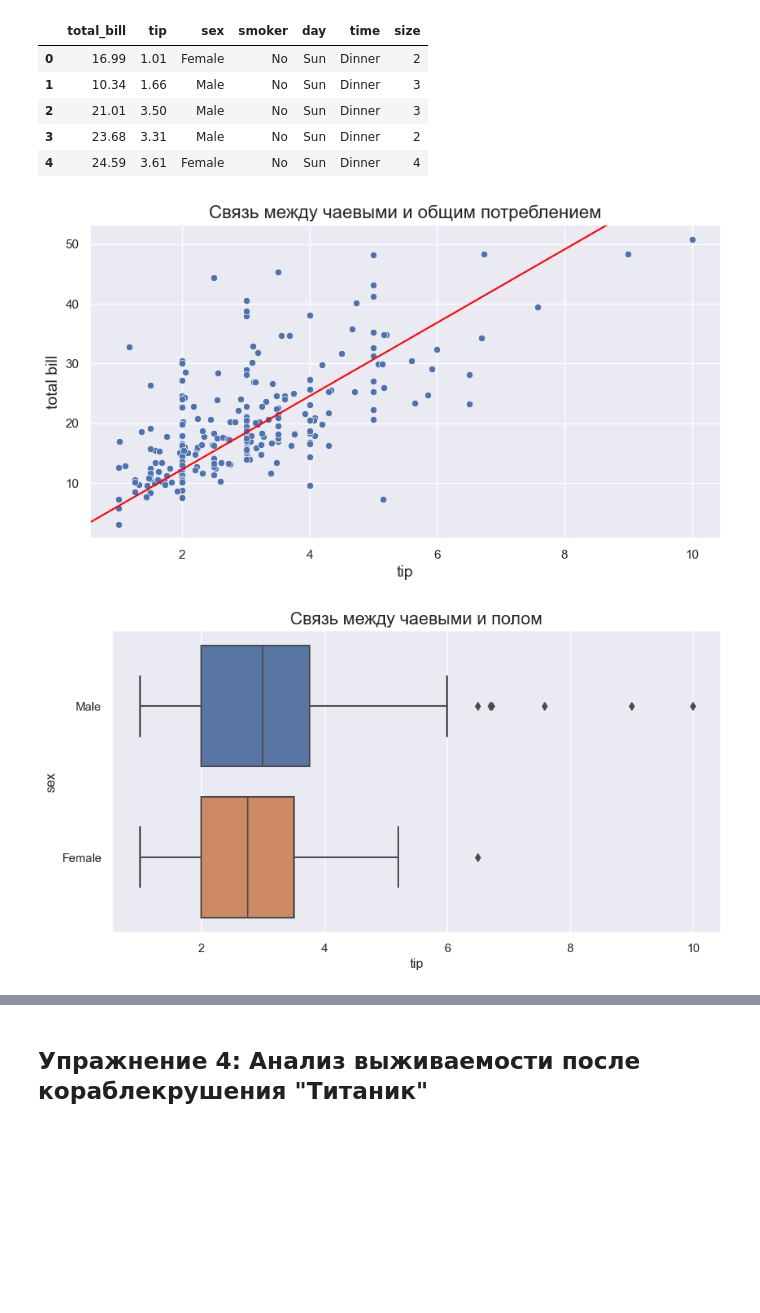
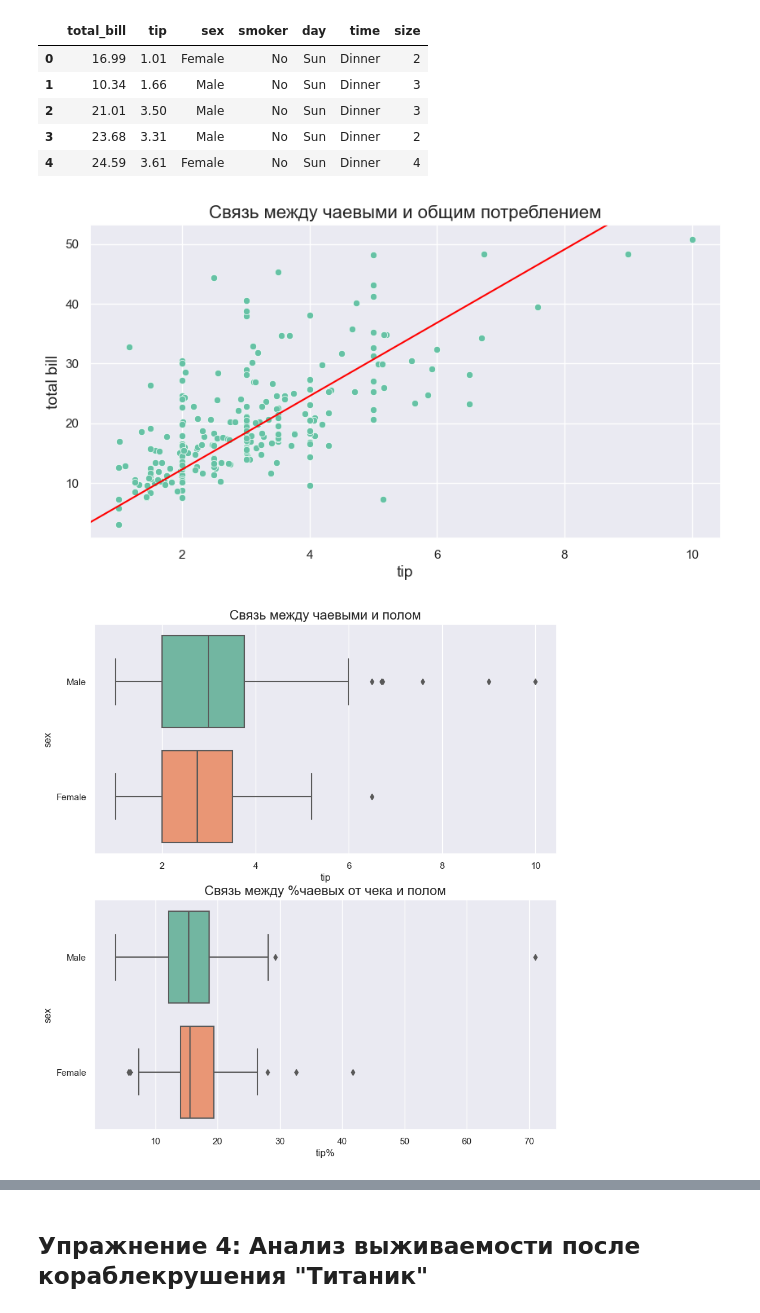
Before and after one commit to GridasovAlex/python_visualization, a Jupyter notebook: practice.ipynb, the cells around one changed output, grey strips where cells are left out. Drawn from its saved outputs; the diff is of its cells as text; code cells hidden in the pictures; blank space fills up the shorter version.

```diff
--- a/practice.ipynb
+++ b/practice.ipynb
@@ -4,7 +4,8 @@ import matplotlib.pyplot as plt
 import seaborn as sns
 import numpy as np
 
-sns.set_theme('notebook', palette='deep')
+sns.set_theme('notebook')
+sns.set_palette('Set2')
 # %% [markdown]
 ## Упражнение 1: Анализ изменений авиапассажиров
 # %% [markdown]
@@ -176,13 +177,18 @@ ax.axline([tip_mean, bill_mean], [2*tip_mean, 2*bill_mean], c='red')
 
 plt.show();
 # %% [output]
-[figure, old version]
+[figure, new version]
 # %%
-fig, ax = plt.subplots(figsize=(10,5))
+data['tip%'] = data['tip']/(data['total_bill']/100)
 
-sns.boxplot(data=data, y='sex', x='tip')
-ax.set_title('Связь между чаевыми и полом', fontsize = 16)
+fig, ax = plt.subplots(2, figsize=(10,11))
+
+sns.boxplot(data=data, y='sex', x='tip', ax=ax[0])
+ax[0].set_title('Связь между чаевыми и полом', fontsize = 16)
+
+sns.boxplot(data=data, y='sex', x='tip%', ax=ax[1])
+ax[1].set_title('Связь между %чаевых от чека и полом', fontsize = 16)
 
 plt.show();
 # %% [output]
-[figure, old version]
+[figure, new version]
```
Also changed, not shown: parts of 13 cells of this notebook.
